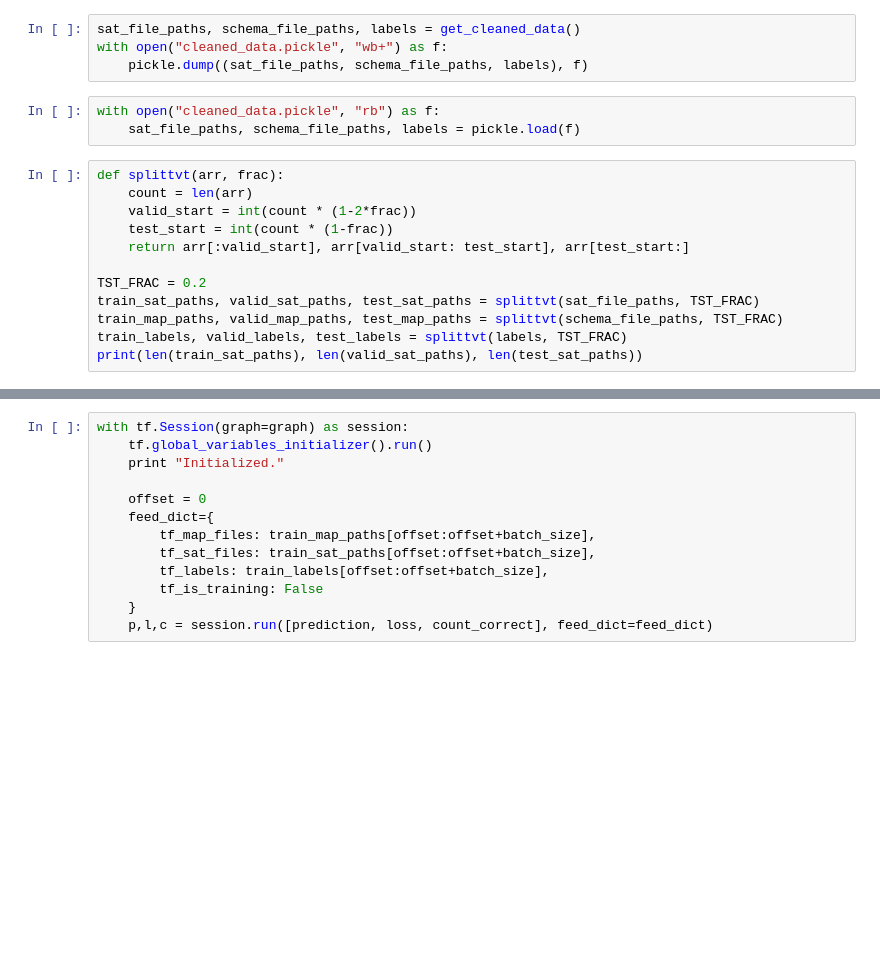
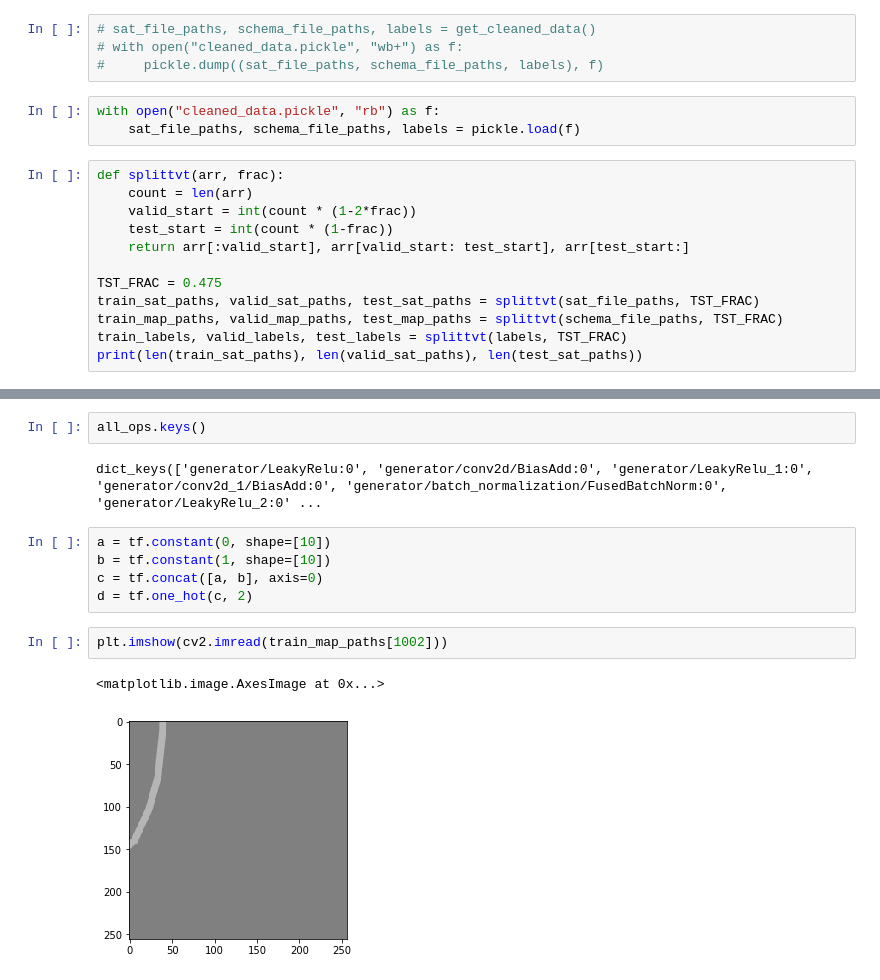
Before and after one commit to golovasteek/maps_quality, a Jupyter notebook: TensorFlownTrain.ipynb, the cells around one changed output, grey strips where cells are left out. Cells and saved outputs as stored; diff of their text form; blank space fills up the shorter version.

```diff
--- a/TensorFlownTrain.ipynb
+++ b/TensorFlownTrain.ipynb
@@ -68,9 +75,9 @@ def get_cleaned_data():
 
     return sat_file_paths, schema_file_paths, labels
 # %%
-sat_file_paths, schema_file_paths, labels = get_cleaned_data()
-with open("cleaned_data.pickle", "wb+") as f:
-    pickle.dump((sat_file_paths, schema_file_paths, labels), f)
+# sat_file_paths, schema_file_paths, labels = get_cleaned_data()
+# with open("cleaned_data.pickle", "wb+") as f:
+#     pickle.dump((sat_file_paths, schema_file_paths, labels), f)
 # %%
 with open("cleaned_data.pickle", "rb") as f:
     sat_file_paths, schema_file_paths, labels = pickle.load(f)
@@ -81,7 +88,7 @@ def splittvt(arr, frac):
     test_start = int(count * (1-frac))
     return arr[:valid_start], arr[valid_start: test_start], arr[test_start:]
 
-TST_FRAC = 0.2
+TST_FRAC = 0.475
 train_sat_paths, valid_sat_paths, test_sat_paths = splittvt(sat_file_paths, TST_FRAC)
 train_map_paths, valid_map_paths, test_map_paths = splittvt(schema_file_paths, TST_FRAC)
 train_labels, valid_labels, test_labels = splittvt(labels, TST_FRAC)
@@ -269,13 +385,14 @@ with tf.Session(graph=graph) as session:
-# %%
-with tf.Session(graph=graph) as session:
-    tf.global_variables_initializer().run()
-    print "Initialized."
-
-    offset = 0
-    feed_dict={
-        tf_map_files: train_map_paths[offset:offset+batch_size],
-        tf_sat_files: train_sat_paths[offset:offset+batch_size],
-        tf_labels: train_labels[offset:offset+batch_size],
-        tf_is_training: False
-    }
-    p,l,c = session.run([prediction, loss, count_correct], feed_dict=feed_dict)
+# %%
+all_ops.keys()
+# %% [output]
+dict_keys(['generator/LeakyRelu:0', 'generator/conv2d/BiasAdd:0', 'generator/LeakyRelu_1:0', 'generator/conv2d_1/BiasAdd:0', 'generator/batch_normalization/FusedBatchNorm:0', 'generator/LeakyRelu_2:0' ...
+# %%
+a = tf.constant(0, shape=[10])
+b = tf.constant(1, shape=[10])
+c = tf.concat([a, b], axis=0)
+d = tf.one_hot(c, 2)
+# %%
+plt.imshow(cv2.imread(train_map_paths[1002]))
+# %% [output]
+<matplotlib.image.AxesImage at 0x...>
+[figure, added]
```
Also changed, not shown: parts of 10 cells of this notebook.
